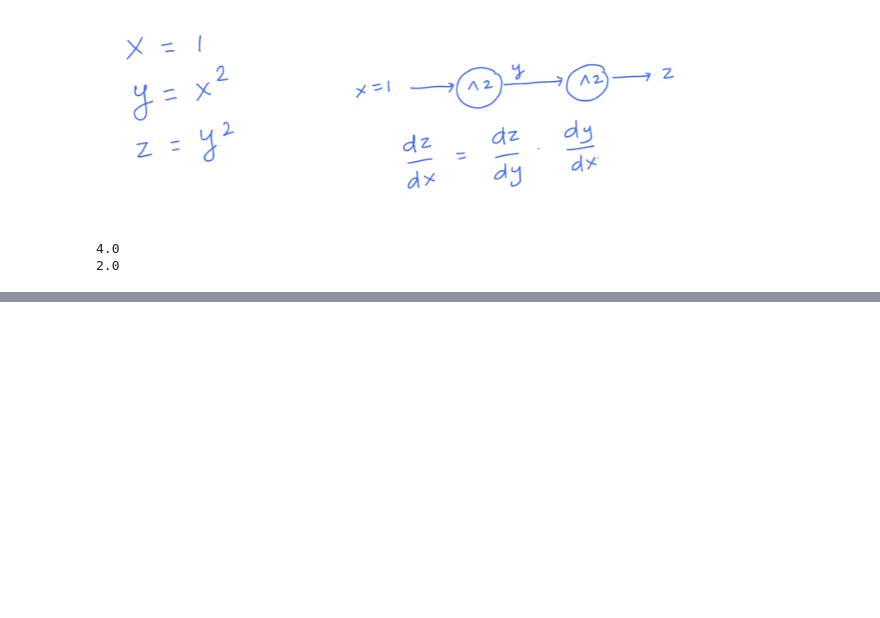
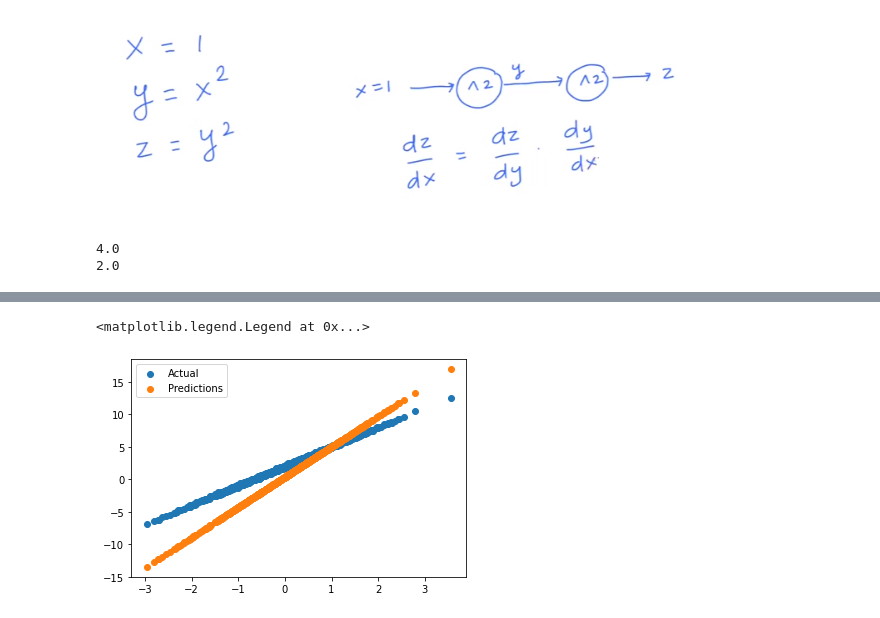
Before and after one commit to mahesh-keswani/ML-DL-FromBasicsToAdvance, a Jupyter notebook: CustomizingVariousPartsOfNN.ipynb, the cells around one changed output, grey strips where cells are left out. Cells and saved outputs as stored; diff of their text form; code cells hidden in the pictures; blank space fills up the shorter version.

```diff
--- a/CustomizingVariousPartsOfNN.ipynb
+++ b/CustomizingVariousPartsOfNN.ipynb
@@ -201,0 +337,3 @@ print(dz_dy.numpy())
+# %%
+def loss(predictions, targets):
+    return tf.reduce_mean( tf.square(predictions - targets) )
@@ -201,0 +369,32 @@ print(dz_dy.numpy())
+# %%
+def train(model, inputs, outputs, learning_rate):
+    with tf.GradientTape() as tape:
+        current_loss = loss(model(inputs), targets)
+
+    dloss_dW, dloss_db = tape.gradient( current_loss, [model.W, model.b] )
+
+    # w = w - learning_rate * dloss_dw
+    model.W.assign_sub( learning_rate * dloss_dW )
+    model.b.assign_sub( learning_rate * dloss_db )
+# %%
+# Now finally implementing loop for training :D
+model = Model()
+# collecting w's, b's and loss for plotting
+Ws, bs, losses = [], [], []
+
+for epoch in range(10):
+    Ws.append( model.W.numpy() )
+    bs.append( model.b.numpy() )
+
+    curr_loss = loss(model(inputs), targets)
+    losses.append(curr_loss)
+
+    train(model, inputs, targets, learning_rate=0.01)
+# %%
+plt.scatter( inputs, targets, label = 'Actual' )
+plt.scatter( inputs, (model.W * inputs + model.b), label = 'Predictions' )
+plt.legend()
+# After ten epochs we are much closer as compared to before training
+# %% [output]
+<matplotlib.legend.Legend at 0x...>
+[figure, added]
```
Also changed, not shown: parts of 27 cells of this notebook.
